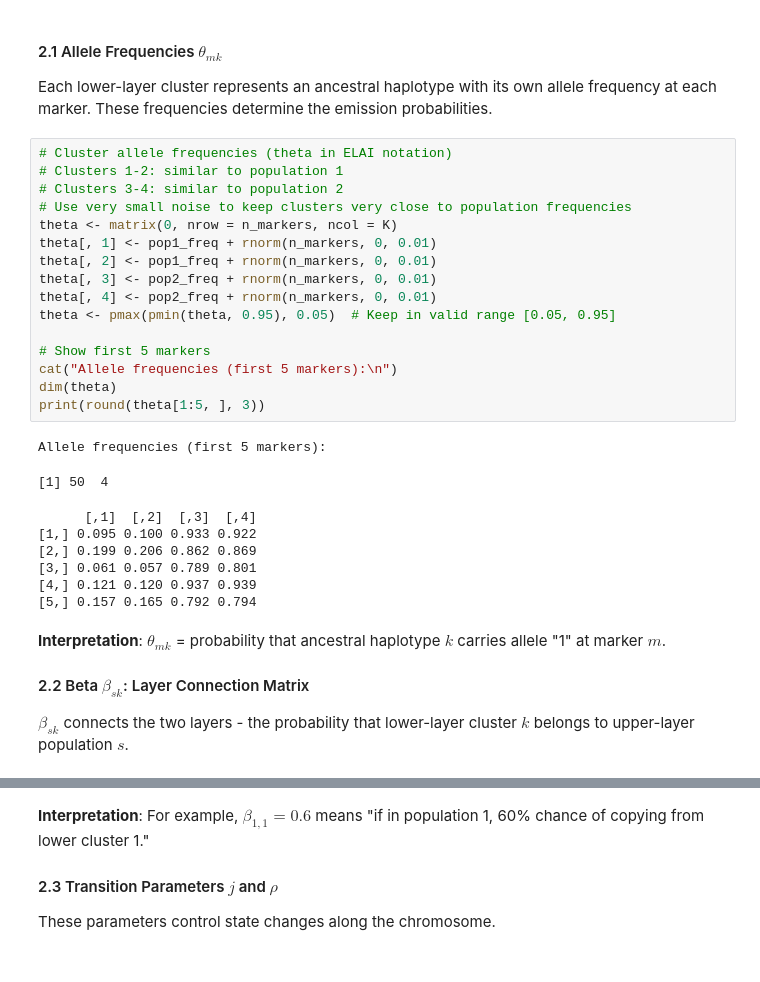
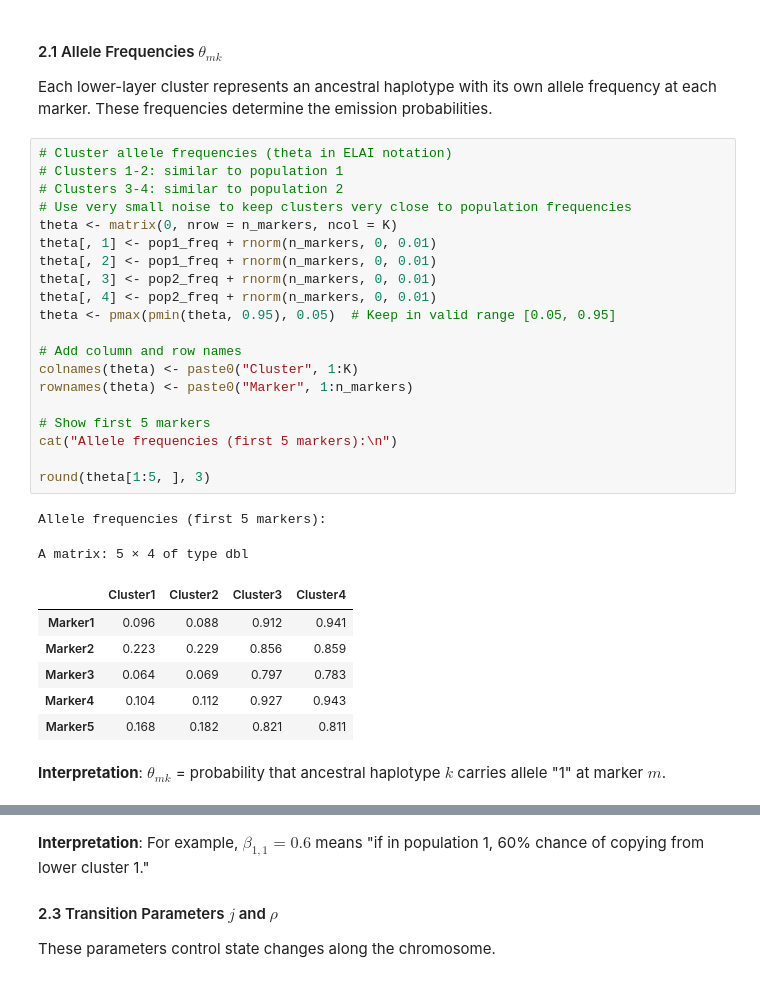
Before and after one commit to RuiDongDR/statgen-primer, a Jupyter notebook: hidden_Markov_model.ipynb, the cells around one changed output, grey strips where cells are left out. Drawn from its saved outputs; the diff is of its cells as text.

```diff
--- a/hidden_Markov_model.ipynb
+++ b/hidden_Markov_model.ipynb
@@ -498,31 +514,31 @@ Each lower-layer cluster represents an ancestral haplotype with its own allele f
 # %%
 # Cluster allele frequencies (theta in ELAI notation)
 # Clusters 1-2: similar to population 1
 # Clusters 3-4: similar to population 2
 # Use very small noise to keep clusters very close to population frequencies
 theta <- matrix(0, nrow = n_markers, ncol = K)
 theta[, 1] <- pop1_freq + rnorm(n_markers, 0, 0.01)
 theta[, 2] <- pop1_freq + rnorm(n_markers, 0, 0.01)
 theta[, 3] <- pop2_freq + rnorm(n_markers, 0, 0.01)
 theta[, 4] <- pop2_freq + rnorm(n_markers, 0, 0.01)
 theta <- pmax(pmin(theta, 0.95), 0.05)  # Keep in valid range [0.05, 0.95]
 
+# Add column and row names
+colnames(theta) <- paste0("Cluster", 1:K)
+rownames(theta) <- paste0("Marker", 1:n_markers)
+
 # Show first 5 markers
 cat("Allele frequencies (first 5 markers):\n")
-dim(theta)
-print(round(theta[1:5, ], 3))
+
+round(theta[1:5, ], 3)
 # %% [output]
 Allele frequencies (first 5 markers):
-[1] 50  4
+A matrix: 5 × 4 of type dbl
-      [,1]  [,2]  [,3]  [,4]
-[1,] 0.095 0.100 0.933 0.922
-[2,] 0.199 0.206 0.862 0.869
-[3,] 0.061 0.057 0.789 0.801
-[4,] 0.121 0.120 0.937 0.939
-[5,] 0.157 0.165 0.792 0.794
+|  | Cluster1 | Cluster2 | Cluster3 | Cluster4 |
+| Marker1 | 0.096 | 0.088 | 0.912 | 0.941 |
+| Marker2 | 0.223 | 0.229 | 0.856 | 0.859 |
+| Marker3 | 0.064 | 0.069 | 0.797 | 0.783 |
+| Marker4 | 0.104 | 0.112 | 0.927 | 0.943 |
+| Marker5 | 0.168 | 0.182 | 0.821 | 0.811 |
 # %% [markdown]
 **Interpretation**: $\theta_{mk}$ = probability that ancestral haplotype $k$ carries allele "1" at marker $m$.
-
-#### 2.2 Beta $\beta_{sk}$: Layer Connection Matrix
-
-$\beta_{sk}$ connects the two layers - the probability that lower-layer cluster $k$ belongs to upper-layer population $s$.
```
Also changed, not shown: parts of 26 cells of this notebook, 1 other file.
